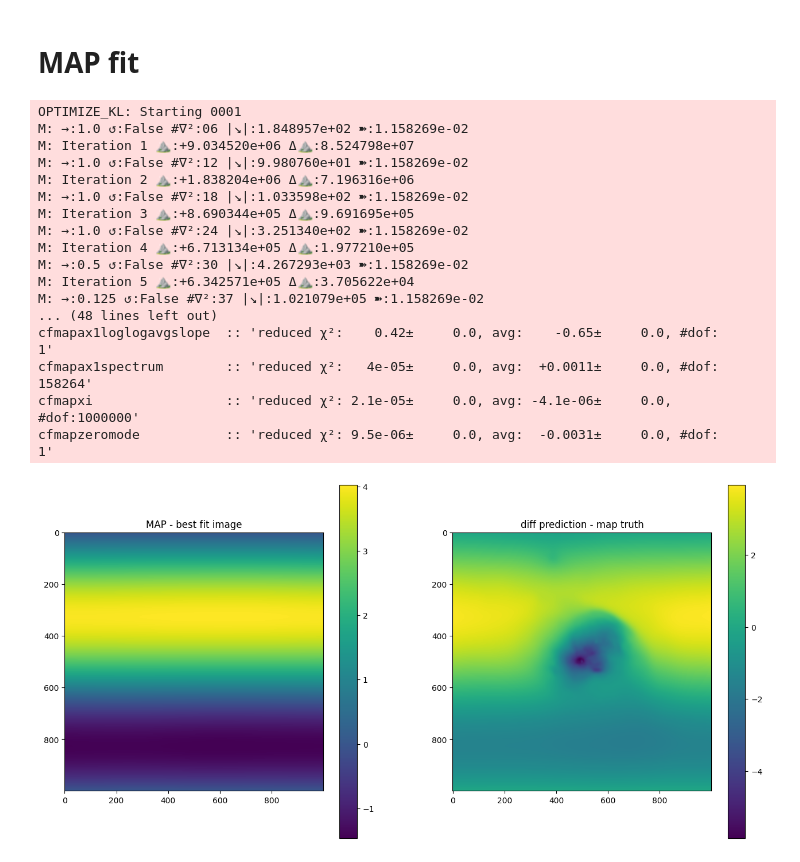
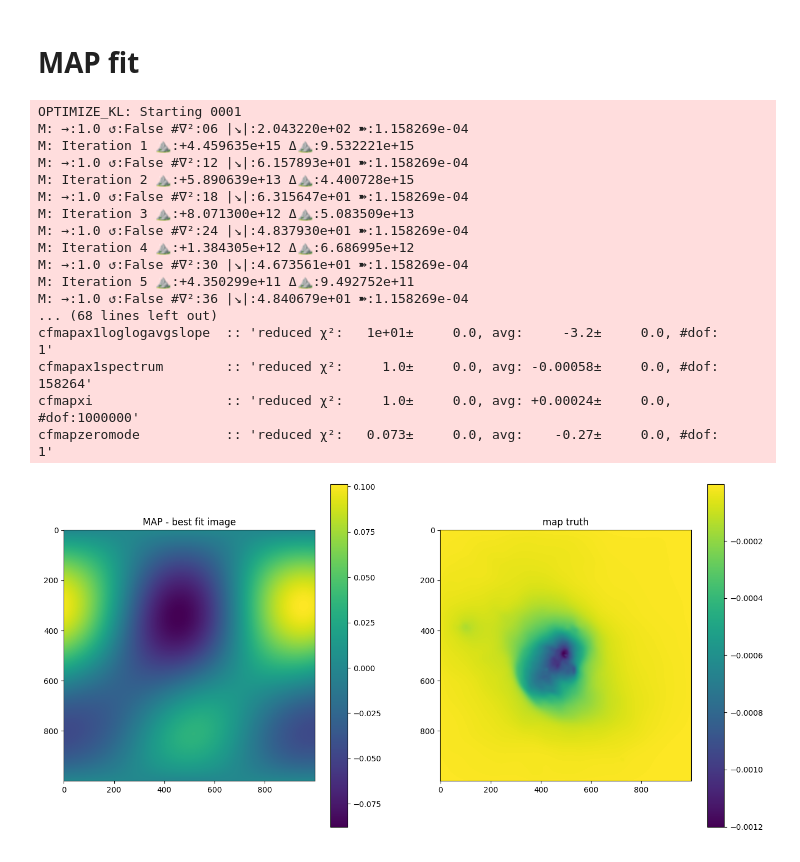
Before and after one commit to jwuerzinger/CMB_denoising, a Jupyter notebook: nifty_maria/nifty_maria_mapsampling.ipynb, the cells around one changed output. Drawn from its saved outputs; the diff is of its cells as text; code cells hidden in the pictures.

```diff
--- a/nifty_maria/nifty_maria_mapsampling.ipynb
+++ b/nifty_maria/nifty_maria_mapsampling.ipynb
@@ -369,7 +293,9 @@ def sample_maps(sim_truthmap, dx, dy, instrument, resolution, x_side, y_side):
     # return sim_truthmap.data["map"]
     return data_map
 # %%
-jax_tods = sample_maps(sim_truthmap.map.data, dx, dy, instrument, sim_truthmap.map.resolution, sim_truthmap.map.x_side, sim_truthmap.map.y_side)
+
+# jax_tods = sample_maps(sim_truthmap.map.data, dx, dy, instrument, sim_truthmap.map.resolution, sim_truthmap.map.x_side, sim_truthmap.map.y_side)
+jax_tods = sample_maps(mapdata_truth, dx, dy, instrument, sim_truthmap.map.resolution, sim_truthmap.map.x_side, sim_truthmap.map.y_side)
 
 fig, axes = plt.subplots(2, 1, figsize=(16, 8))
 
@@ -385,24 +311,44 @@ plt.show()
 [figure]
 # %%
 # Define simple signal model with added map sampling
-class Signal(jft.Model):
+class Signal_TOD(jft.Model):
     def __init__(self, gp_map):
         self.gp_map = gp_map
         super().__init__(init=self.gp_map.init)
 
     def __call__(self, x):
         return sample_maps(self.gp_map(x), dx, dy, instrument, sim_truthmap.map.resolution, sim_truthmap.map.x_side, sim_truthmap.map.y_side)
+        # return self.gp_map(x)
 
-signal_response = Signal(gp_map)
+class Signal_map(jft.Model):
+    def __init__(self, gp_map):
+        self.gp_map = gp_map
+        super().__init__(init=self.gp_map.init)
+
+    def __call__(self, x):
+        # return sample_maps(self.gp_map(x), dx, dy, instrument, sim_truthmap.map.resolution, sim_truthmap.map.x_side, sim_truthmap.map.y_side)
+        return self.gp_map(x)
+
+signal_response_tod = Signal_TOD(gp_map)
+signal_response_map = Signal_map(gp_map)
 
 # Define noise covariance
-noise_cov_inv = lambda x: 1e-1**-2 * x # 10% noise
-
-print("mean:", mapdata_truth.mean())
+# noise_cov_inv = lambda x: 1e-1**-2 * x # 10% noise
+noise_cov_inv_map = lambda x: 1e-1**-2 * x # 10% noise
+noise_cov_inv_tod = lambda x: 5e-6**-2 * x
 
 # Combine in likelihood
 tods_map = np.float64(tod_truthmap.data.compute())
-lh = jft.Gaussian(tods_map, noise_cov_inv).amend(signal_response)
+# lh_tod = jft.Gaussian( tods_map, noise_cov_inv).amend(signal_response_tod)
+lh_tod = jft.Gaussian( jax_tods, noise_cov_inv_tod).amend(signal_response_tod)
+# lh_map = jft.Gaussian( mapdata_input, noise_cov_inv).amend(signal_response_map) # true map
+lh_map = jft.Gaussian( mapdata_truth[0], noise_cov_inv_map).amend(signal_response_map) # true map
+
+# lh = jft.Model(lambda x: lh_tod(x) + lh_map(x), init=lh_tod.init | lh_map.init)
+
+# lh = lh_tod + lh_map
+# lh = lh_map
+lh = lh_tod
 # %% [output]
 assuming a diagonal covariance matrix;
 setting `std_inv` to `cov_inv(ones_like(data))**0.5`
@@ -412,7 +359,7 @@ mean: 1.326779640291927
 # %%
 n_it = 1
 # delta = 1e-4 # default
-delta = 1e-8 # here
+delta = 1e-10 # here
 n_samples = 0 # no samples -> maximum aposteriory posterior
 
 key, k_i, k_o = random.split(key, 3)
@@ -444,39 +391,41 @@ samples, state = jft.optimize_kl(
 )
 # %% [output]
 OPTIMIZE_KL: Starting 0001
-M: →:1.0 ↺:False #∇²:06 |↘|:1.848957e+02 ➽:1.158269e-02
-M: Iteration 1 ⛰:+9.034520e+06 Δ⛰:8.524798e+07
-M: →:1.0 ↺:False #∇²:12 |↘|:9.980760e+01 ➽:1.158269e-02
-M: Iteration 2 ⛰:+1.838204e+06 Δ⛰:7.196316e+06
-M: →:1.0 ↺:False #∇²:18 |↘|:1.033598e+02 ➽:1.158269e-02
-M: Iteration 3 ⛰:+8.690344e+05 Δ⛰:9.691695e+05
-M: →:1.0 ↺:False #∇²:24 |↘|:3.251340e+02 ➽:1.158269e-02
-M: Iteration 4 ⛰:+6.713134e+05 Δ⛰:1.977210e+05
-M: →:0.5 ↺:False #∇²:30 |↘|:4.267293e+03 ➽:1.158269e-02
-M: Iteration 5 ⛰:+6.342571e+05 Δ⛰:3.705622e+04
-M: →:0.125 ↺:False #∇²:37 |↘|:1.021079e+05 ➽:1.158269e-02
-... (48 lines left out)
-cfmapax1loglogavgslope  :: 'reduced χ²:    0.42±     0.0, avg:    -0.65±     0.0, #dof:      1'
-cfmapax1spectrum        :: 'reduced χ²:   4e-05±     0.0, avg:  +0.0011±     0.0, #dof: 158264'
-cfmapxi                 :: 'reduced χ²: 2.1e-05±     0.0, avg: -4.1e-06±     0.0, #dof:1000000'
-cfmapzeromode           :: 'reduced χ²: 9.5e-06±     0.0, avg:  -0.0031±     0.0, #dof:      1'
+M: →:1.0 ↺:False #∇²:06 |↘|:2.043220e+02 ➽:1.158269e-04
+M: Iteration 1 ⛰:+4.459635e+15 Δ⛰:9.532221e+15
+M: →:1.0 ↺:False #∇²:12 |↘|:6.157893e+01 ➽:1.158269e-04
+M: Iteration 2 ⛰:+5.890639e+13 Δ⛰:4.400728e+15
+M: →:1.0 ↺:False #∇²:18 |↘|:6.315647e+01 ➽:1.158269e-04
+M: Iteration 3 ⛰:+8.071300e+12 Δ⛰:5.083509e+13
+M: →:1.0 ↺:False #∇²:24 |↘|:4.837930e+01 ➽:1.158269e-04
+M: Iteration 4 ⛰:+1.384305e+12 Δ⛰:6.686995e+12
+M: →:1.0 ↺:False #∇²:30 |↘|:4.673561e+01 ➽:1.158269e-04
+M: Iteration 5 ⛰:+4.350299e+11 Δ⛰:9.492752e+11
+M: →:1.0 ↺:False #∇²:36 |↘|:4.840679e+01 ➽:1.158269e-04
+... (68 lines left out)
+cfmapax1loglogavgslope  :: 'reduced χ²:   1e+01±     0.0, avg:     -3.2±     0.0, #dof:      1'
+cfmapax1spectrum        :: 'reduced χ²:     1.0±     0.0, avg: -0.00058±     0.0, #dof: 158264'
+cfmapxi                 :: 'reduced χ²:     1.0±     0.0, avg: +0.00024±     0.0, #dof:1000000'
+cfmapzeromode           :: 'reduced χ²:   0.073±     0.0, avg:    -0.27±     0.0, #dof:      1'
 # %%
 # plot maximum of posterior (mode)
 # sig_map = signal_response(samples.pos) # gives time-series
 sig_map = gp_map(samples.pos) # when splitting up in different field models
 
 fig, axes = plt.subplots(1, 2, figsize=(16, 8))
 
 im0 = axes[0].imshow(sig_map)
 axes[0].title.set_text('MAP - best fit image')
 fig.colorbar(im0)
 
-im1 = axes[1].imshow( (sig_map - mapdata_input) )
-axes[1].title.set_text('diff prediction - map truth')
+im1 = axes[1].imshow( mapdata_truth[0] )
+axes[1].title.set_text('map truth')
+# im1 = axes[1].imshow( (sig_map - mapdata_truth) )
+# axes[1].title.set_text('diff prediction - map truth')
 fig.colorbar(im1)
 
 plt.show()
 # %% [output]
-[figure, old version]
+[figure, new version]
 # %%
 # plot maximum of posterior (mode)
```
Also changed, not shown: parts of 14 cells of this notebook.
